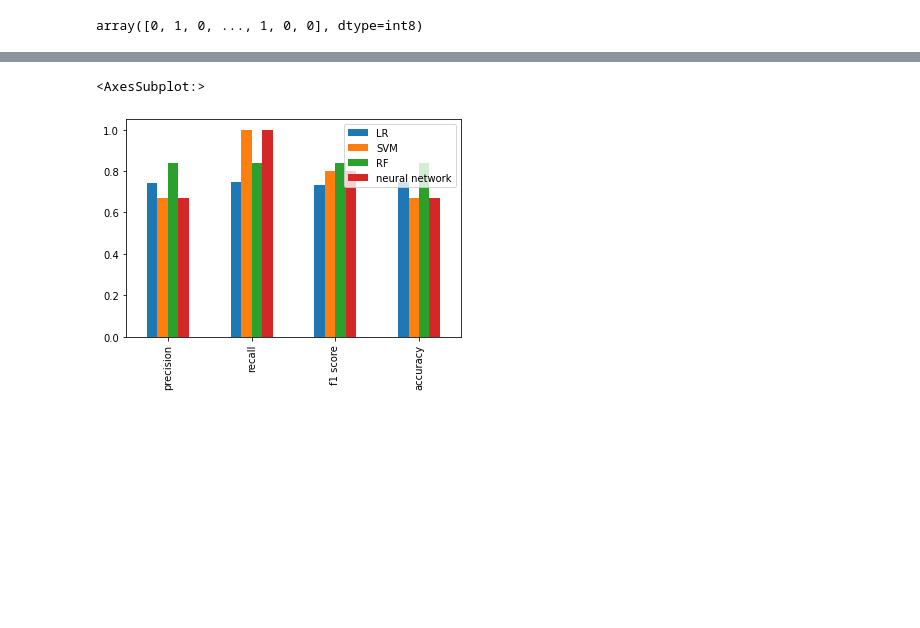
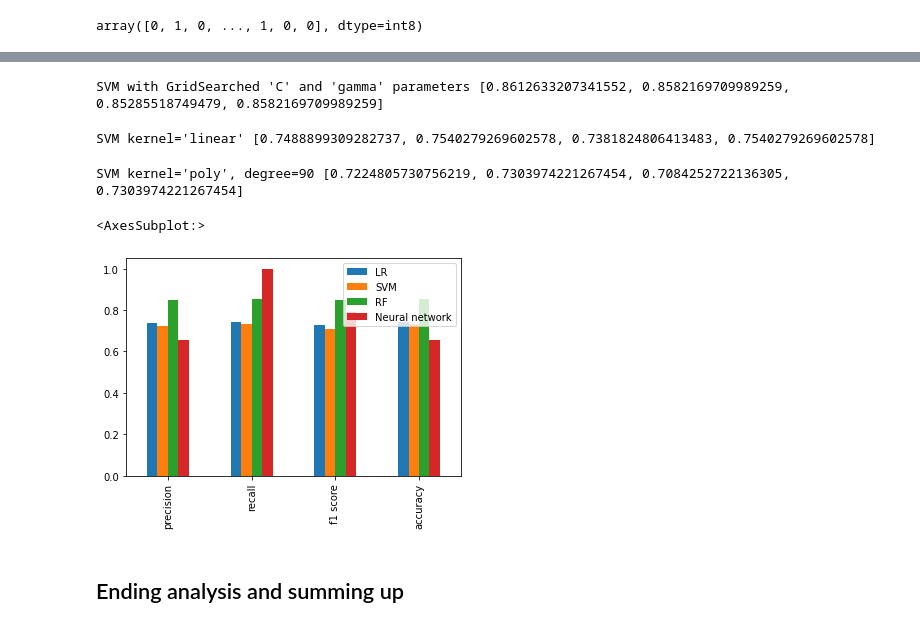
Before and after one commit to gawronskijakub/employee-future-prediction, a Jupyter notebook: employees.ipynb, the cells around one changed output, grey strips where cells are left out. Saved outputs shown, nothing was run; the diff lists cells and outputs as text; code cells hidden in the pictures; blank space fills up the shorter version.

Commit message:
Hyperparameters, tuning, summary and some some clean-ups

```diff
--- a/employees.ipynb
+++ b/employees.ipynb
@@ -45,7 +51,9 @@ employees
 # %%
 # Let's clean things up a bit
 
-normalizedEmployees = pd.get_dummies(employees, columns=['Education', 'City', 'Gender', 'EverBenched'], drop_first=True)
+normalizedEmployees = pd.get_dummies(employees, columns=['Education', 'City', 'Gender', 'EverBenched'], drop_first=False)
+
+veryNormalizedEmployees = pd.get_dummies(employees, columns=['JoiningYear', 'Education', 'City', 'Gender', 'EverBenched', 'PaymentTier', 'Age'], drop_first=False)
 
 normalizedEmployees
 # %% [output]
@@ -489,6 +517,11 @@ SVM [0.6680988184747583, 1.0, 0.8010302640051513, 0.6680988184747583]
 # %%
 # MODEL 3 - Random Forest Tree
-accuracy = train_model(ensemble.RandomForestClassifier(), X_train, y_train, X_test)
+accuracy = train_model(
+	ensemble.RandomForestClassifier(),
+	X_train,
+	y_train,
+	X_test
+)
 accuracy_compare['RF'] = accuracy
-print ("RF: ", accuracy)
+print ("Random Forest Classifier: ", accuracy)
 # %% [output]
@@ -540,6 +613,58 @@ SVM degree=4 [0.6680988184747583, 1.0, 0.8010302640051513, 0.6680988184747583]
+# %%
+# MODEL 6 - Support Vector Machine
+# Let's use the above values
+
+accuracy = train_model(
+	svm.SVC(
+		C=grid.best_params_['C'],
+		gamma=grid.best_params_['gamma']
+	),
+	X_train,
+	y_train,
+	X_test
+)
+
+accuracy_compare['SVM'] = accuracy
+print ("SVM with GridSearched 'C' and 'gamma' parameters" , accuracy)
+# %% [output]
+SVM with GridSearched 'C' and 'gamma' parameters [0.8612633207341552, 0.8582169709989259, 0.85285518749479, 0.8582169709989259]
+# %%
+# MODEL 7 - Support Vector Machine
+accuracy = train_model(
+	svm.SVC(kernel='linear'),
+	X_train,
+	y_train,
+	X_test
+)
+
+accuracy_compare['SVM'] = accuracy
+print ("SVM kernel='linear'" , accuracy)
+# %% [output]
+SVM kernel='linear' [0.7488899309282737, 0.7540279269602578, 0.7381824806413483, 0.7540279269602578]
+# %%
+# MODEL 8 - Support Vector Machine
+accuracy = train_model(
+	svm.SVC(
+		kernel='poly',
+		degree=90
+	),
+	X_train,
+	y_train,
+	X_test
+
+)
+accuracy_compare['SVM'] = accuracy
+print ("SVM kernel='poly', degree=90" , accuracy)
+# %% [output]
+SVM kernel='poly', degree=90 [0.7224805730756219, 0.7303974221267454, 0.7084252722136305, 0.7303974221267454]
 # %%
-compareModels = pd.DataFrame(accuracy_compare, index = ['precision', 'recall', 'f1 score', 'accuracy'])
-compareModels.plot(kind='bar')
+compareModelsWithHyperparameters = pd.DataFrame(
+	accuracy_compare,
+	index = ['precision', 'recall', 'f1 score', 'accuracy']
+)
+compareModelsWithHyperparameters.plot(kind='bar')
 # %% [output]
 <AxesSubplot:>
-[figure, old version]
+[figure, new version]
+# %% [markdown]
+## Ending analysis and summing up
```
Also changed, not shown: parts of 26 cells of this notebook.
